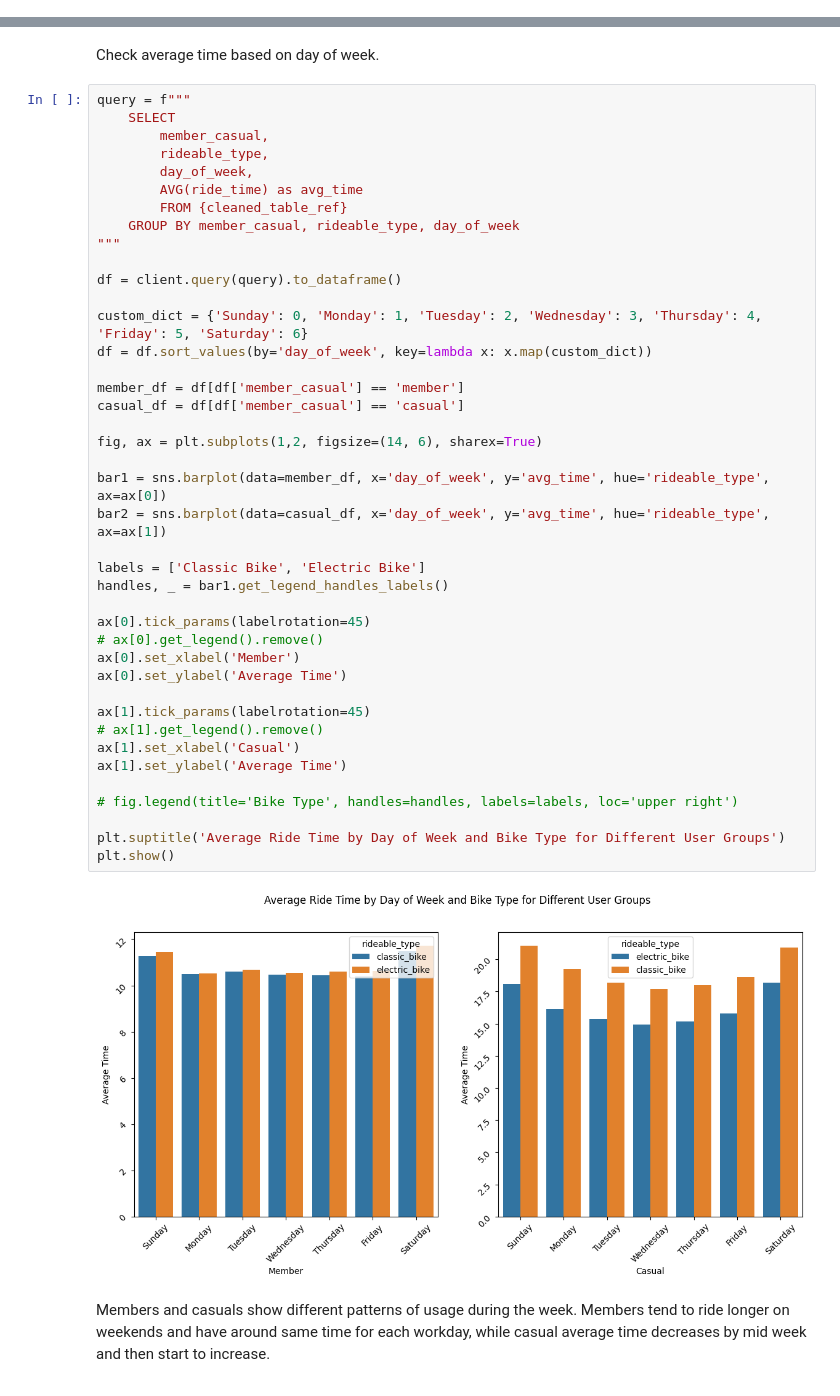
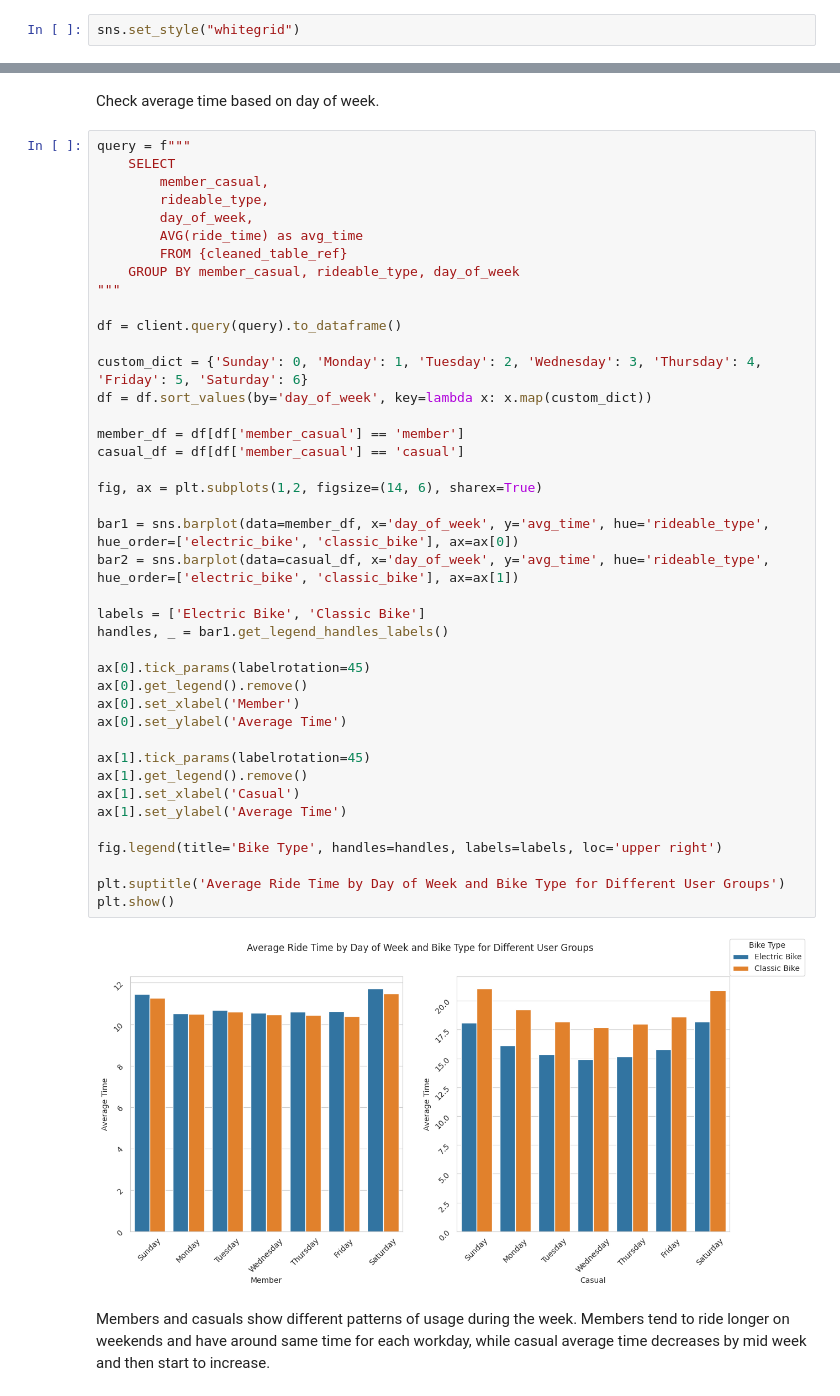
Before and after one commit to olshevskaa/citibike-nyc, a Jupyter notebook: notebooks/citibike.ipynb, the cells around one changed output, grey strips where cells are left out. Saved outputs shown, nothing was run; the diff lists cells and outputs as text.

```diff
--- a/notebooks/citibike.ipynb
+++ b/notebooks/citibike.ipynb
@@ -34,3 +43,5 @@ from sklearn.model_selection import train_test_split
+# %%
+sns.set_style("whitegrid")
 # %%
 load_dotenv()
 # %% [output]
@@ -800,39 +821,39 @@ query = f"""
         AVG(ride_time) as avg_time
         FROM {cleaned_table_ref}
     GROUP BY member_casual, rideable_type, day_of_week
 """
 
 df = client.query(query).to_dataframe()
 
 custom_dict = {'Sunday': 0, 'Monday': 1, 'Tuesday': 2, 'Wednesday': 3, 'Thursday': 4, 'Friday': 5, 'Saturday': 6}
 df = df.sort_values(by='day_of_week', key=lambda x: x.map(custom_dict))
 
 member_df = df[df['member_casual'] == 'member']
 casual_df = df[df['member_casual'] == 'casual']
 
 fig, ax = plt.subplots(1,2, figsize=(14, 6), sharex=True)
 
-bar1 = sns.barplot(data=member_df, x='day_of_week', y='avg_time', hue='rideable_type', ax=ax[0])
-bar2 = sns.barplot(data=casual_df, x='day_of_week', y='avg_time', hue='rideable_type', ax=ax[1])
+bar1 = sns.barplot(data=member_df, x='day_of_week', y='avg_time', hue='rideable_type', hue_order=['electric_bike', 'classic_bike'], ax=ax[0])
+bar2 = sns.barplot(data=casual_df, x='day_of_week', y='avg_time', hue='rideable_type', hue_order=['electric_bike', 'classic_bike'], ax=ax[1])
 
-labels = ['Classic Bike', 'Electric Bike']
+labels = ['Electric Bike', 'Classic Bike']
 handles, _ = bar1.get_legend_handles_labels()
 
 ax[0].tick_params(labelrotation=45)
-# ax[0].get_legend().remove()
+ax[0].get_legend().remove()
 ax[0].set_xlabel('Member')
 ax[0].set_ylabel('Average Time')
 
 ax[1].tick_params(labelrotation=45)
-# ax[1].get_legend().remove()
+ax[1].get_legend().remove()
 ax[1].set_xlabel('Casual')
 ax[1].set_ylabel('Average Time')
 
-# fig.legend(title='Bike Type', handles=handles, labels=labels, loc='upper right')
+fig.legend(title='Bike Type', handles=handles, labels=labels, loc='upper right')
 
 plt.suptitle('Average Ride Time by Day of Week and Bike Type for Different User Groups')
 plt.show()
 # %% [output]
-[figure, old version]
+[figure, new version]
 # %% [markdown]
 Members and casuals show different patterns of usage during the week. Members tend to ride longer on weekends and have around same time for each workday, while casual average time decreases by mid week and then start to increase.
```
Also changed, not shown: parts of 97 cells of this notebook.
